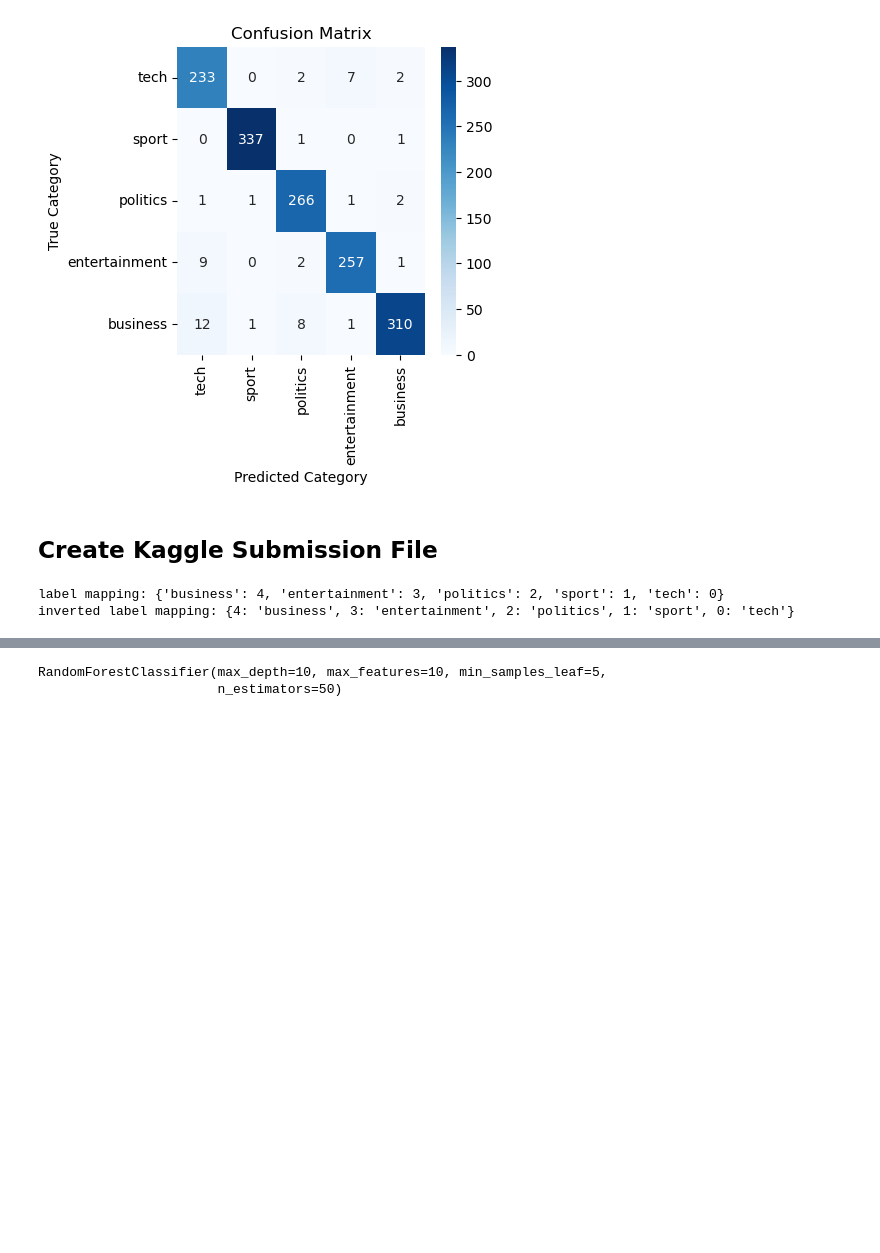
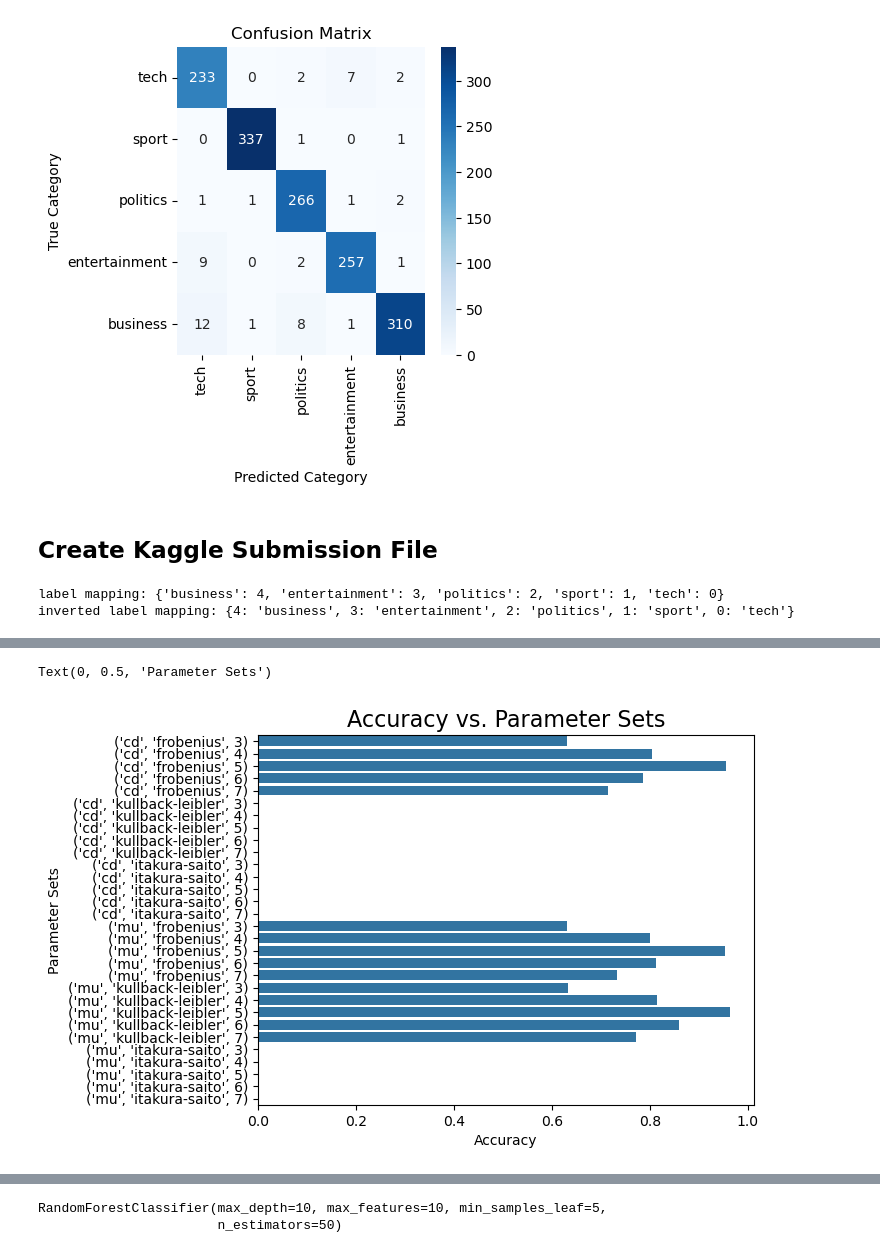
Before and after one commit to TOM-BOHN/MsDS-news-articles-categorization, a Jupyter notebook: news-articles-categorization.ipynb, the cells around one changed output, grey strips where cells are left out. Saved outputs shown, nothing was run; the diff lists cells and outputs as text; code cells hidden in the pictures; blank space fills up the shorter version.

Commit message:
added parameter tuning analysis for NFM model.

```diff
--- a/news-articles-categorization.ipynb
+++ b/news-articles-categorization.ipynb
@@ -1032,0 +1044,25 @@ df_saved_file.head(2)
+# %%
+# A function to execute test predicitons with a grid search approach
+def quick_test_nmf(model_type, ft_train, df_train, ft_test, df_test, n_components, solver, beta_loss):
+    # Create the model
+    nmf_model = NMF(
+        n_components = n_components,
+        solver       = solver,
+        beta_loss    = beta_loss,
+        random_state = 42)
+    # Fit / Train the Model
+    nmf_model.fit(ft_train)
+    # Summarize model results
+    yhat_nmf_train = predict(nmf_model.transform(ft_train))
+    label_order_nmf_train, accuracy_nmf_train = label_permute_compare(
+                                                    ytdf = pd.DataFrame(df_train['Category']),
+                                                    yp   = yhat_nmf_train,
+                                                    n    = 5,
+                                                    LOD  = 0)
+    # Print out the model labels and accuracy
+    print('Accuracy :', round(accuracy_nmf_train,4))
+    # Create test data prediction
+    #df_test_rf_pred = create_test_predictions(model_type = model_type, model = nmf_model,
+    #                                      ft_t = ft_test, df_t = df_test)
+
+    return accuracy_nmf_train
@@ -1032,0 +1135,15 @@ df_saved_file.head(2)
+# %%
+x = [''.join(str(i)) for i in grid_params]
+y = grid_acc
+cols = ['tab:orange' if (x < 0) else 'tab:blue' for x in y]
+sns.barplot(x=y,y=x, orient='h', palette=cols)
+
+#add plot title
+plt.title('Accuracy vs. Parameter Sets', fontsize=16)
+
+#add axis labels
+plt.xlabel('Accuracy')
+plt.ylabel('Parameter Sets')
+# %% [output]
+Text(0, 0.5, 'Parameter Sets')
+[figure, added]
```
Also changed, not shown: parts of 30 cells of this notebook.
